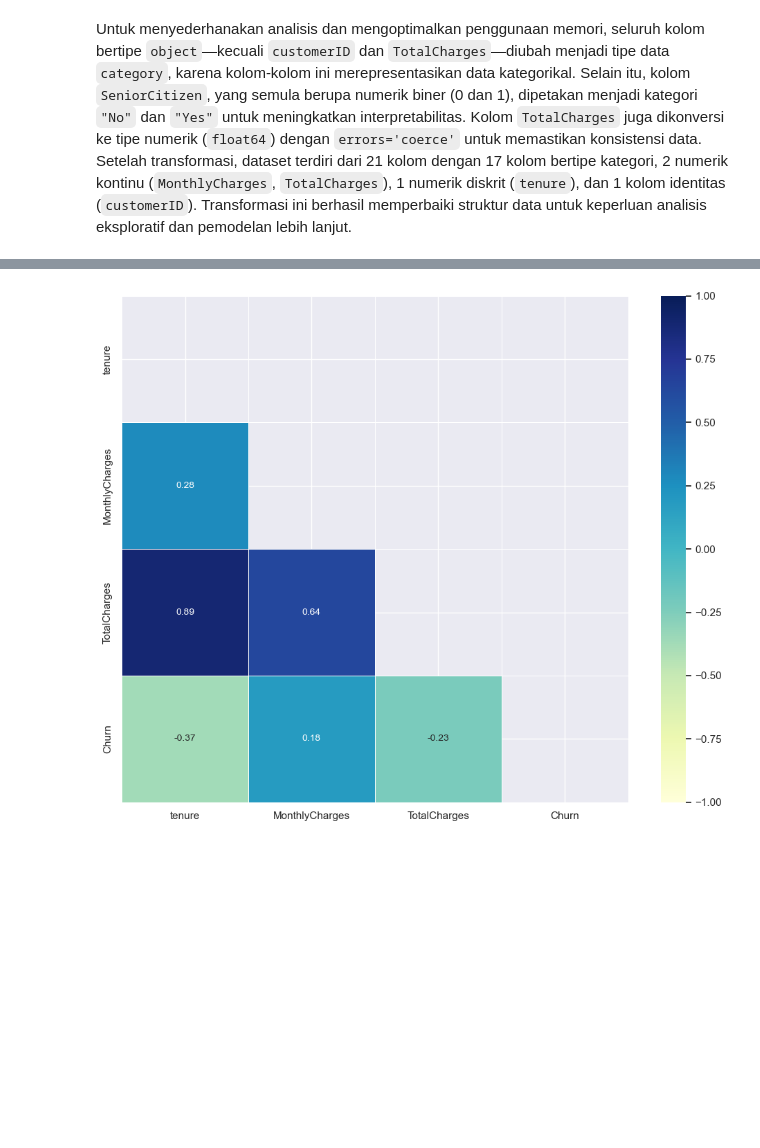
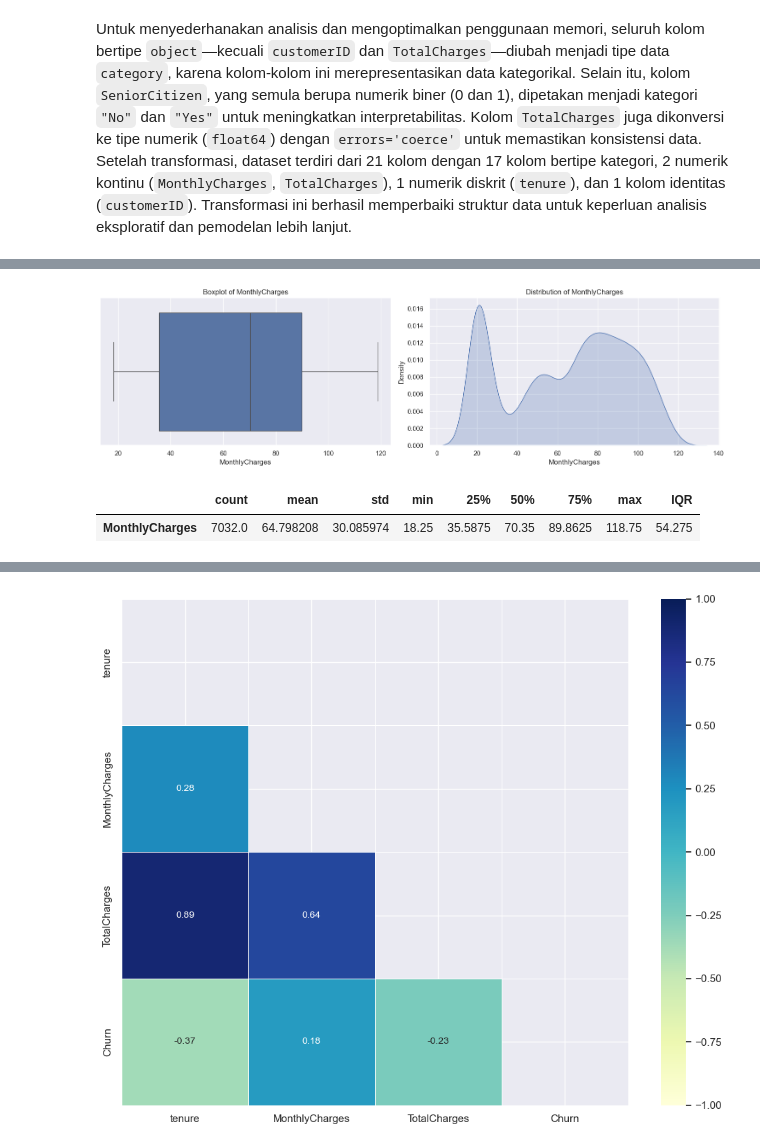
Before and after one commit to hansdarmawann/telco-churn-v2, a Jupyter notebook: notebooks/1.1-sec2.ipynb, the cells around one changed output, grey strips where cells are left out. Drawn from its saved outputs; the diff is of its cells as text; code cells hidden in the pictures; blank space fills up the shorter version.

```diff
--- a/notebooks/1.1-sec2.ipynb
+++ b/notebooks/1.1-sec2.ipynb
@@ -881,0 +367,6 @@ plt.show()
+# %%
+plot_box_and_kde(df, 'MonthlyCharges')
+# %% [output]
+[figure, added]
+|  | count | mean | std | min | 25% | 50% | 75% | max | IQR |
+| MonthlyCharges | 7032.0 | 64.798208 | 30.085974 | 18.25 | 35.5875 | 70.35 | 89.8625 | 118.75 | 54.275 |
```
Also changed, not shown: parts of 77 cells of this notebook.
